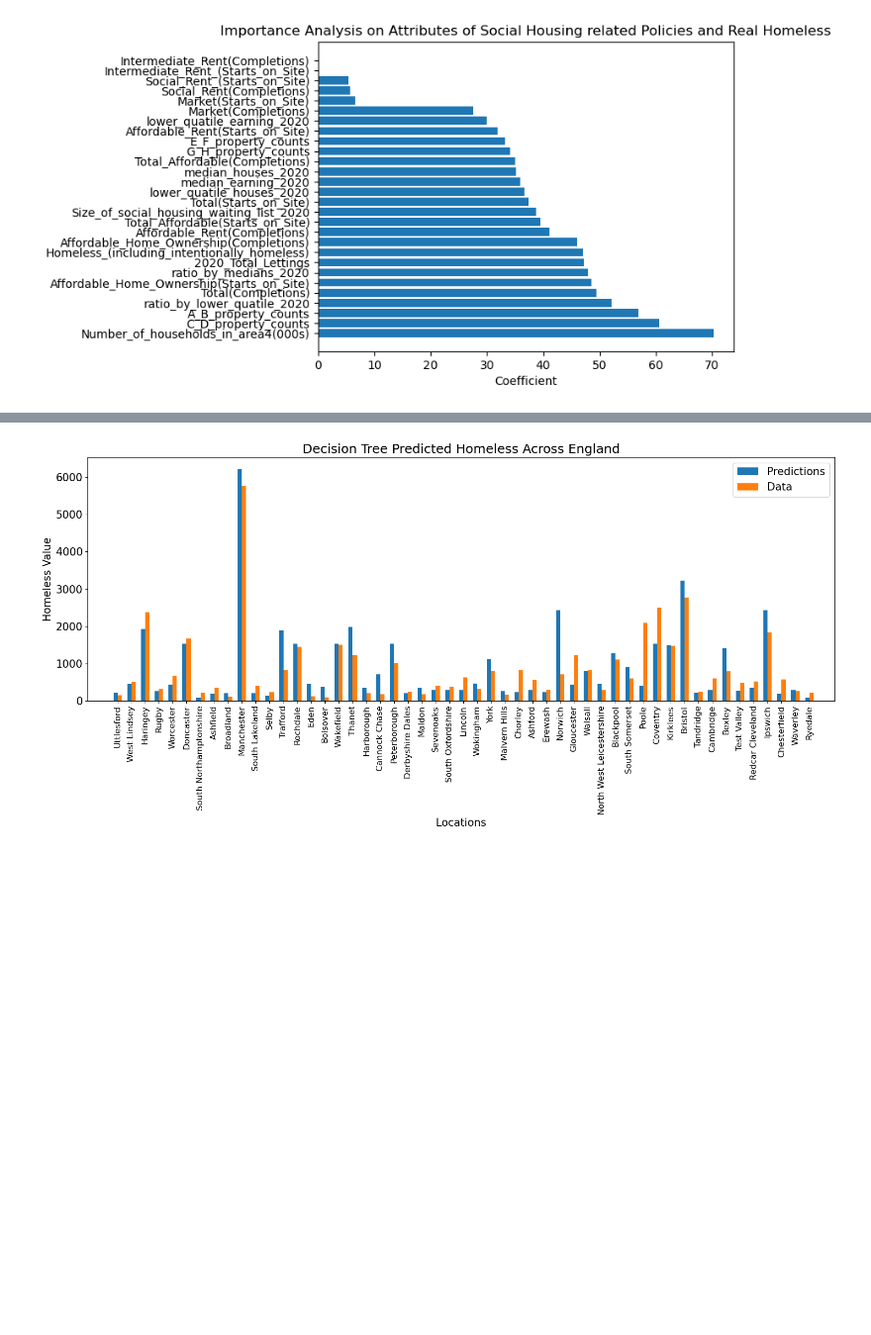
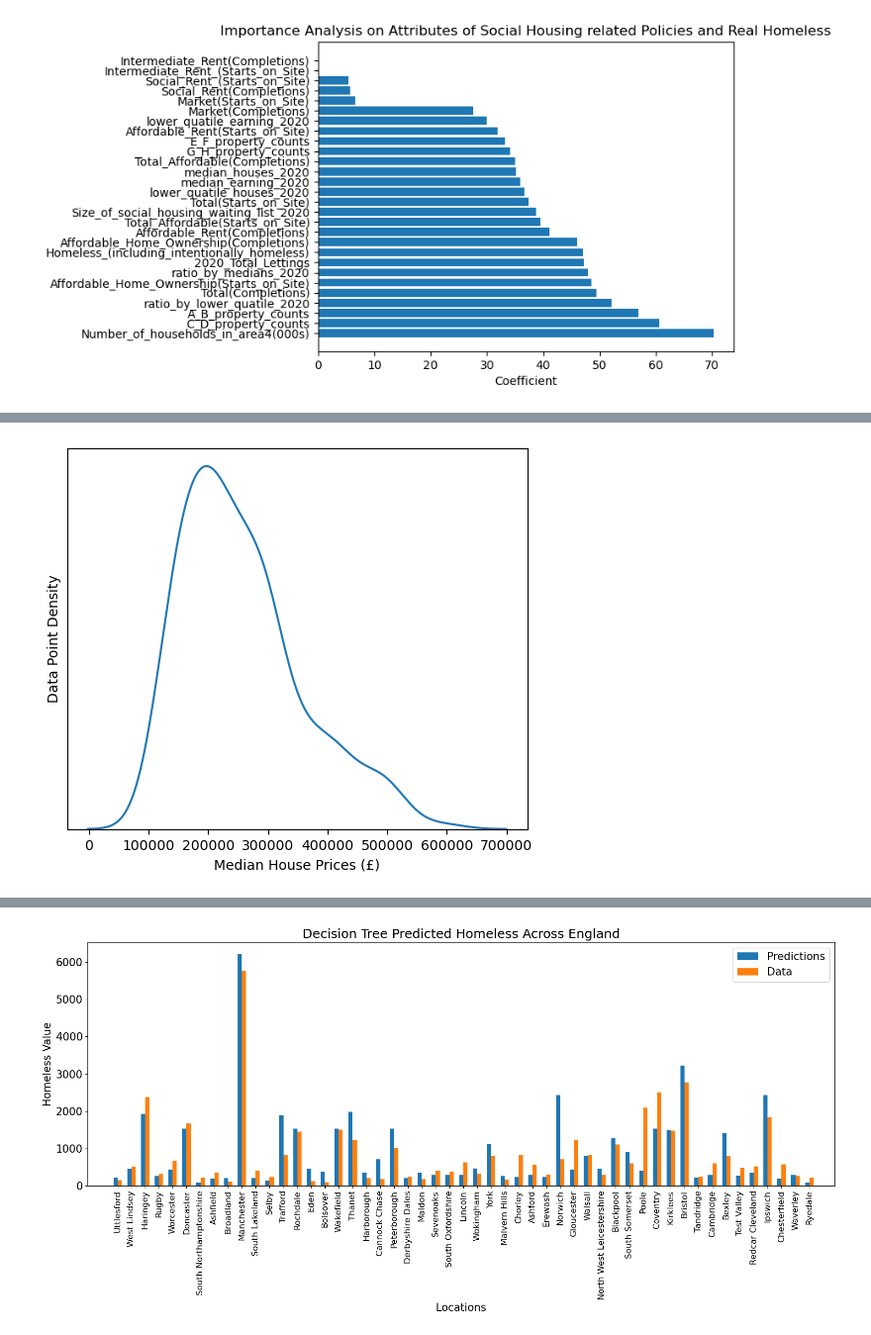
Before and after one commit to SIthodox2286/ADS_year3_project_8, a Jupyter notebook: ERIC_random_forest_analysis.ipynb, the cells around one changed output, grey strips where cells are left out. Shown at 99% size. Cells and saved outputs as stored; diff of their text form; code cells hidden in the pictures; blank space fills up the shorter version.

```diff
--- a/ERIC_random_forest_analysis.ipynb
+++ b/ERIC_random_forest_analysis.ipynb
@@ -156,0 +168,10 @@ plt.show()
+# %%
+fig_box, ax_skew = plt.subplots(figsize=(6,5))
+sns.kdeplot(data=feature_space,x="median_houses_2020")
+ax = plt.gca()
+ax.axes.yaxis.set_ticks([])
+plt.ylabel('Data Point Density')
+plt.xlabel('Median House Prices (£)')
+plt.savefig('Figure/skewness_of_house_prices_medians_across_england.png',bbox_inches='tight')
+# %% [output]
+[figure, added]
```
Also changed, not shown: parts of 12 cells of this notebook, 11 other files.
